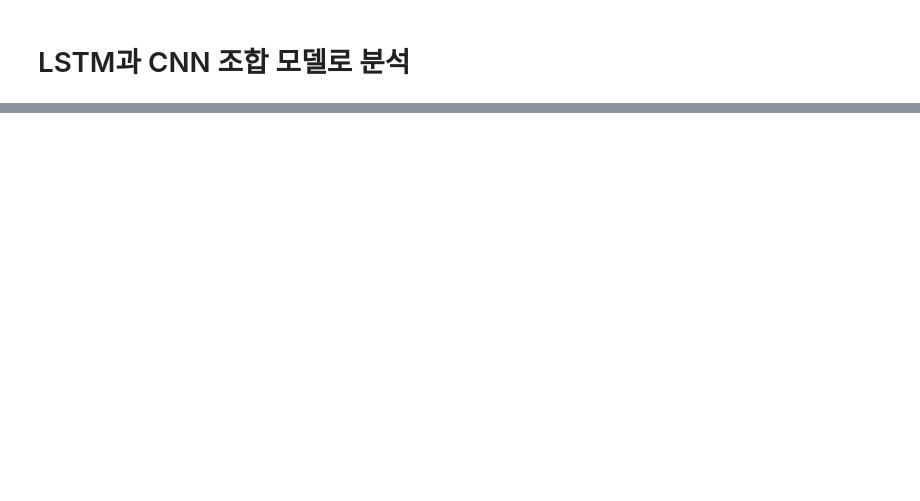
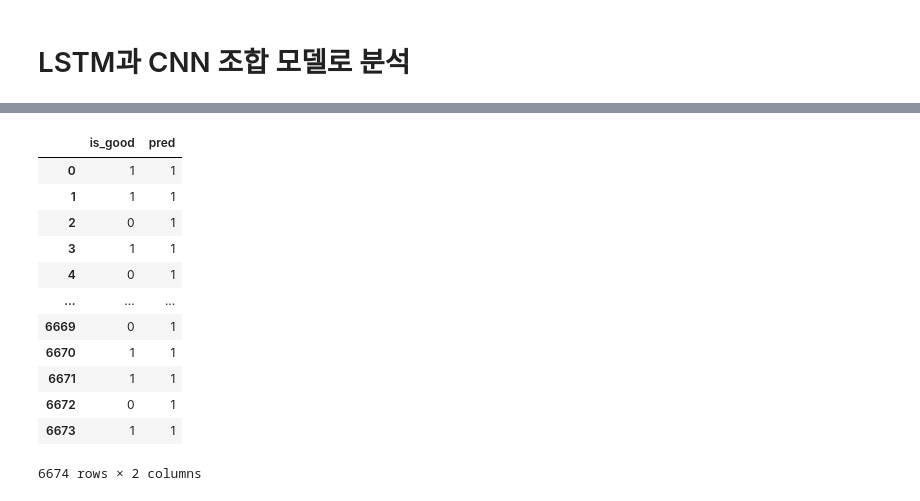
Before and after one commit to LongS1eeper/fintech_service_2nd, a Jupyter notebook: 06deep_learning/11RNN으로_금융앱리뷰_분석하기.ipynb, the cells around one changed output, grey strips where cells are left out. Cells and saved outputs as stored; diff of their text form; code cells hidden in the pictures; blank space fills up the shorter version.

```diff
--- a/06deep_learning/11RNN으로_금융앱리뷰_분석하기.ipynb
+++ b/06deep_learning/11RNN으로_금융앱리뷰_분석하기.ipynb
@@ -421,0 +608,3 @@ Epoch 12: val_loss did not improve from 0.25997
+# %%
+pred = attn_model.predict(X_valid)
+pred
@@ -421,0 +620,24 @@ Epoch 12: val_loss did not improve from 0.25997
+# %%
+y_valid = pd.DataFrame(y_valid.reset_index(drop=True))
+# %%
+pred = pd.DataFrame(pred)
+# %%
+result = pd.concat([y_valid, pred], axis=1)
+result.columns = ['is_good','pred']
+# %%
+result['pred'] = result['pred'].apply(lambda x: 1 if x>0.5 else 0)
+result
+# %% [output]
+|  | is_good | pred |
+| 0 | 1 | 1 |
+| 1 | 1 | 1 |
+| 2 | 0 | 1 |
+| 3 | 1 | 1 |
+| 4 | 0 | 1 |
+| ... | ... | ... |
+| 6669 | 0 | 1 |
+| 6670 | 1 | 1 |
+| 6671 | 1 | 1 |
+| 6672 | 0 | 1 |
+| 6673 | 1 | 1 |
+6674 rows × 2 columns
```
Also changed, not shown: parts of 26 cells of this notebook, 3 other files.
